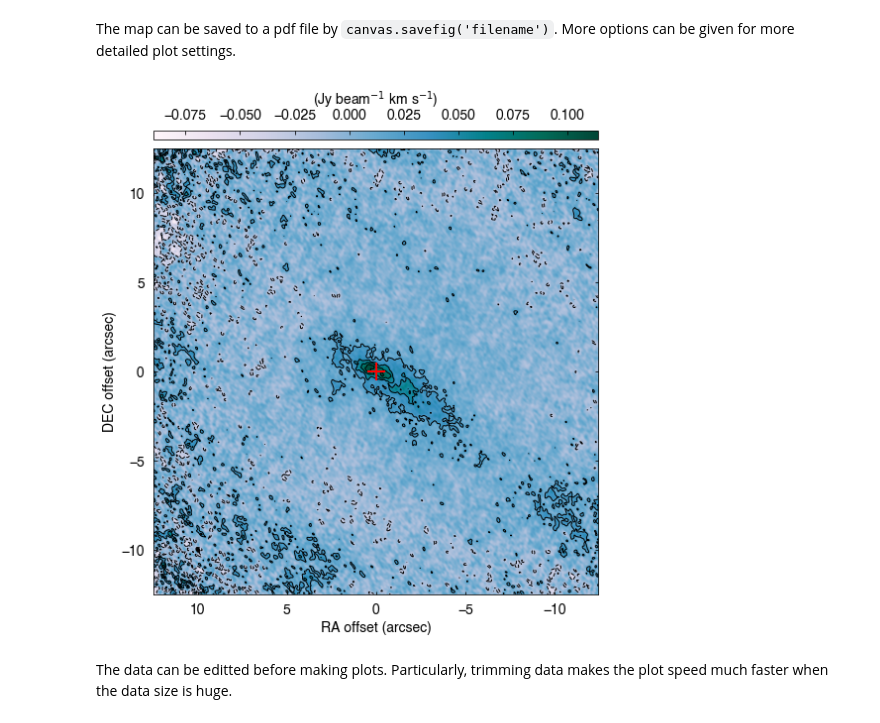
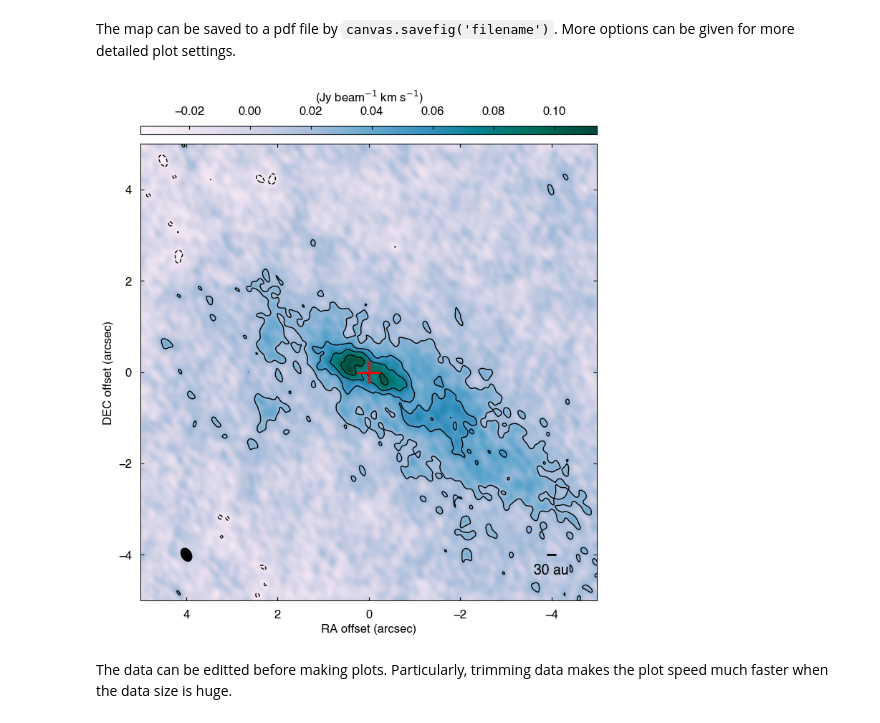
Before and after one commit to jinshisai/imfits, a Jupyter notebook: docs/tutorials/demo_basic.ipynb, the cells around one changed output. Drawn from its saved outputs; the diff is of its cells as text; code cells hidden in the pictures.

Commit message:
Add the scalebar option in demo

```diff
--- a/docs/tutorials/demo_basic.ipynb
+++ b/docs/tutorials/demo_basic.ipynb
@@ -73,22 +75,24 @@ The map can be saved to a pdf file by `canvas.savefig('filename')`. More options
 # %%
 # rms of the map
 rms = 8.e-3 # Jy/beam
 # Define a canvas
 canvas = dm.AstroCanvas((1,1))
 # With more options
 canvas.intensitymap(im,
+                    imscale = [-5,5,-5,5], # map extent to show
                     color = True, # Add color
                     cmap = 'PuBuGn', # color map
                     contour = True, # Add contour
                     clevels = np.array([-3,3,6,9,12,15.]) * rms, # contour level
                     cbarlabel = r'(Jy beam$^{-1}$ km s$^{-1}$)', # color bar label
                     cbaroptions = ['top', '2%', '2%'], # colorbar options
-                    ccross = True, # Add cross at the center
-                    prop_cross = [1, 2., 'r'], # Cross properties
+                    ccross = True, # Add a cross at the center
+                    prop_cross = [0.5, 2., 'r'], # Cross properties
+                    scalebar = [30 / 140., '30 au', 'bottom right', 'k', 14] # Add a scale bar; [length in arcsec, text, location, color, font size]
                     )
 plt.show()
 # %% [output]
-[figure, old version]
+[figure, new version]
 # %% [markdown]
 The data can be editted before making plots. Particularly, trimming data makes the plot speed much faster when the data size is huge.
 # %%
```
Also changed, not shown: parts of 4 cells of this notebook, 1 other file.
